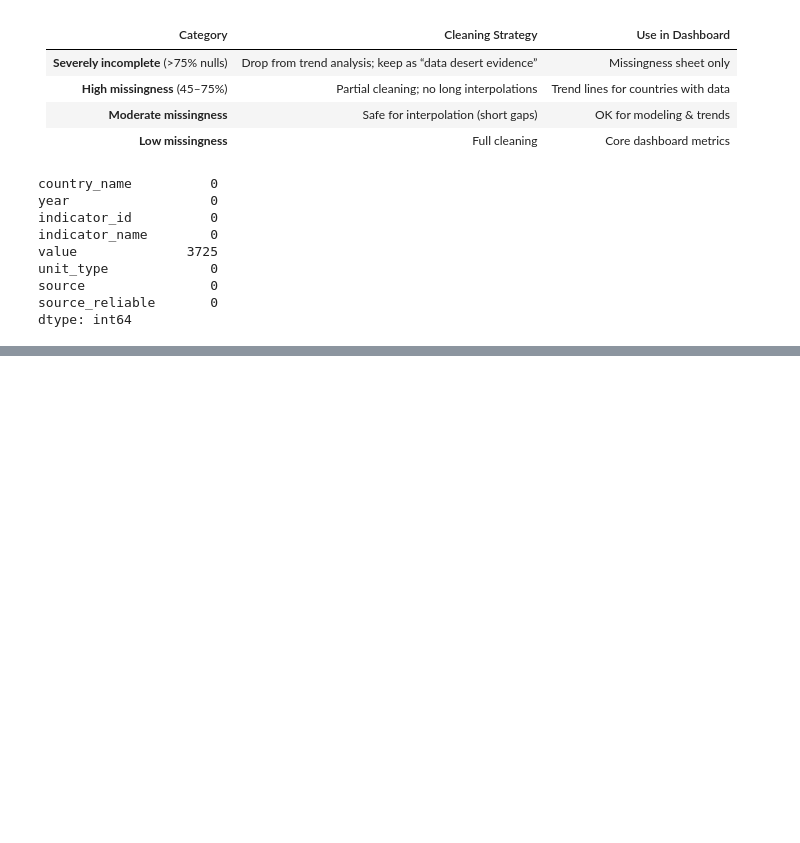
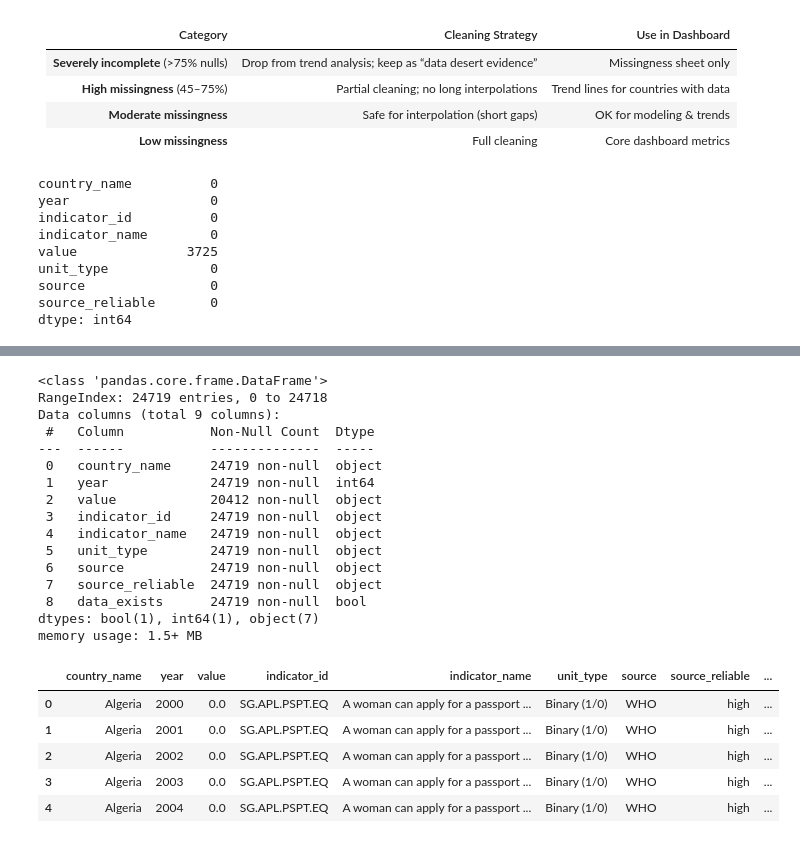
Before and after one commit to daniehben/worldbank-api-pipeline, a Jupyter notebook: notebooks/cleaning.ipynb, the cells around one changed output, grey strips where cells are left out. Cells and saved outputs as stored; diff of their text form; code cells hidden in the pictures; blank space fills up the shorter version.

Commit message:
Cleaned data + added final Tableau dataset + updated notebooks

```diff
--- a/notebooks/cleaning.ipynb
+++ b/notebooks/cleaning.ipynb
@@ -1473,0 +962,2 @@ array([nan], dtype=object)
+# %%
+clean_df = clean_df[clean_df['year'] != 2024]
@@ -1473,0 +1074,24 @@ array([nan], dtype=object)
+# %%
+
+
+# 1 — drop structural indicators if desired
+#clean_df = clean_df[~clean_df["indicator_name"].isin(structural_incomplete)]
+
+# 2 — interpolate safe indicators
+clean_df.loc[clean_df["indicator_name"].isin(safe_interpolation), "value"] = (
+    clean_df[clean_df["indicator_name"].isin(safe_interpolation)]
+    .sort_values("year")
+    .groupby(["indicator_name", "country_name"])["value"]
+    .transform(lambda x: x.interpolate(limit=3))
+)
+
+# 3 — interpolate smooth economic indicators fully
+clean_df.loc[clean_df["indicator_name"].isin(smooth_indicators), "value"] = (
+    clean_df[clean_df["indicator_name"].isin(smooth_indicators)]
+    .sort_values("year")
+    .groupby(["indicator_name", "country_name"])["value"]
+    .transform(lambda x: x.interpolate(limit_direction="both"))
+)
+
+# 4 — HCI indicators → do not interpolate
+# They remain raw intentionally
@@ -1473,0 +1140,37 @@ array([nan], dtype=object)
+# %%
+edu_df = edu_df[edu_df['year'] != 2024]
+# %%
+clean_df["data_exists"] = clean_df["value"].notna()
+edu_df["data_exists"] = edu_df["value"].notna()
+# %%
+final_df_for_tableau = pd.concat([clean_df, edu_df], ignore_index=True)
+
+final_df_for_tableau = final_df_for_tableau.sort_values(
+    ["country_name", "indicator_name", "year"]
+).reset_index(drop=True)
+
+final_df_for_tableau.info()
+final_df_for_tableau.head()
+# %% [output]
+<class 'pandas.core.frame.DataFrame'>
+RangeIndex: 24719 entries, 0 to 24718
+Data columns (total 9 columns):
+ #   Column           Non-Null Count  Dtype
+---  ------           --------------  -----
+ 0   country_name     24719 non-null  object
+ 1   year             24719 non-null  int64
+ 2   value            20412 non-null  object
+ 3   indicator_id     24719 non-null  object
+ 4   indicator_name   24719 non-null  object
+ 5   unit_type        24719 non-null  object
+ 6   source           24719 non-null  object
+ 7   source_reliable  24719 non-null  object
+ 8   data_exists      24719 non-null  bool
+dtypes: bool(1), int64(1), object(7)
+memory usage: 1.5+ MB
+|  | country_name | year | value | indicator_id | indicator_name | unit_type | source | source_reliable | ... |
+| 0 | Algeria | 2000 | 0.0 | SG.APL.PSPT.EQ | A woman can apply for a passport ... | Binary (1/0) | WHO | high | ... |
+| 1 | Algeria | 2001 | 0.0 | SG.APL.PSPT.EQ | A woman can apply for a passport ... | Binary (1/0) | WHO | high | ... |
+| 2 | Algeria | 2002 | 0.0 | SG.APL.PSPT.EQ | A woman can apply for a passport ... | Binary (1/0) | WHO | high | ... |
+| 3 | Algeria | 2003 | 0.0 | SG.APL.PSPT.EQ | A woman can apply for a passport ... | Binary (1/0) | WHO | high | ... |
+| 4 | Algeria | 2004 | 0.0 | SG.APL.PSPT.EQ | A woman can apply for a passport ... | Binary (1/0) | WHO | high | ... |
```
Also changed, not shown: parts of 96 cells of this notebook.
